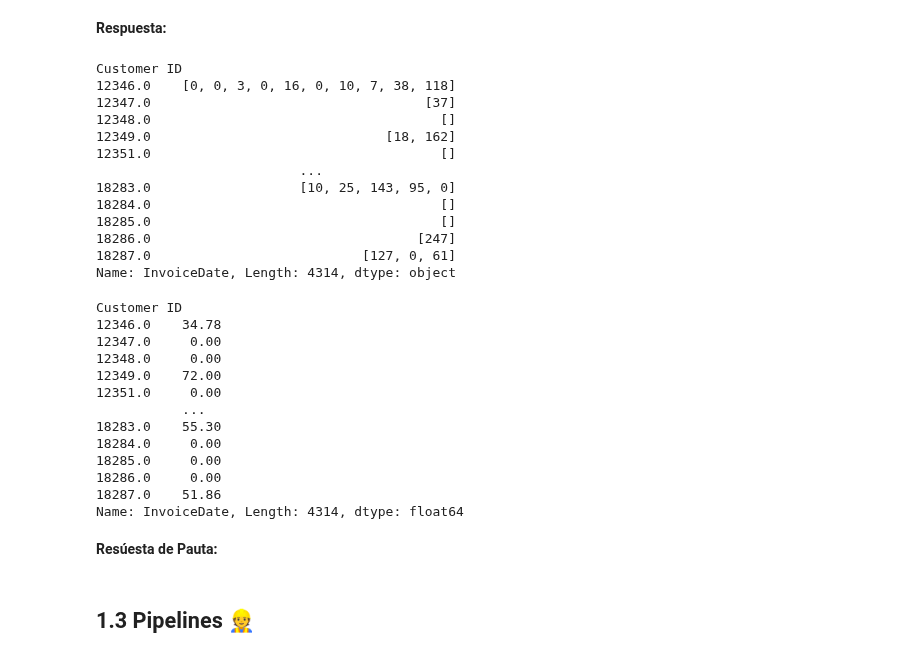
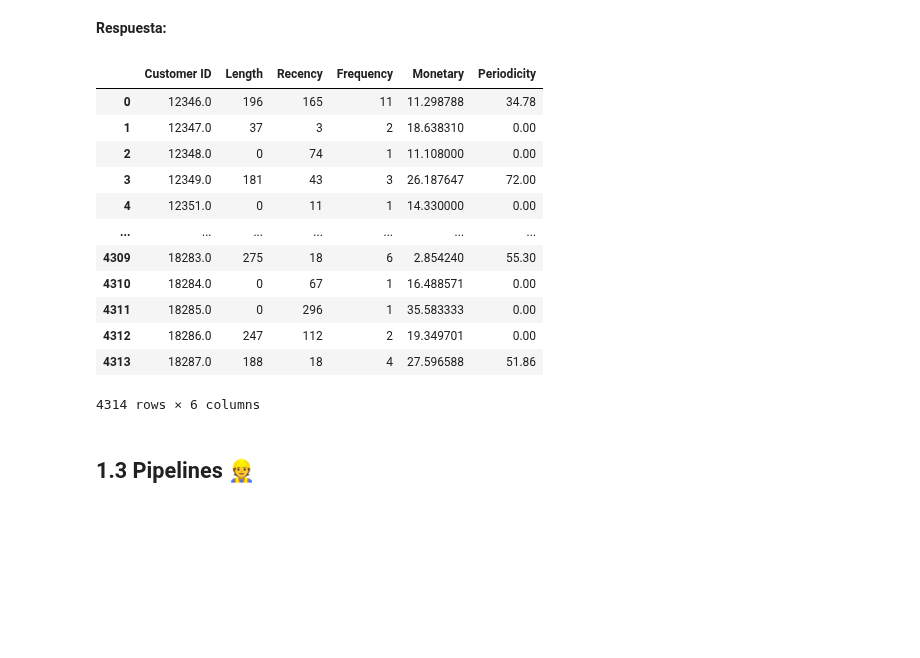
Before and after one commit to SimonSanfeliu/MDS7202-BS, a Jupyter notebook: L7/Lab7_Becerra_Sanfeliú.ipynb, the cells around one changed output. Saved outputs shown, nothing was run; the diff lists cells and outputs as text; code cells hidden in the pictures; blank space fills up the shorter version.

```diff
--- a/L7/Lab7_Becerra_Sanfeliú.ipynb
+++ b/L7/Lab7_Becerra_Sanfeliú.ipynb
@@ -234,42 +234,22 @@ def custom_features(dataframe_in):
     new_df = pd.DataFrame(dic)
 
     return new_df
-# %%
-b = df_retail.groupby("Customer ID")["InvoiceDate"].apply(lambda x: [(x.unique()[i+1] - x.unique()[i]).astype("timedelta64[D]").astype(int) for i in range(len(x.unique())) if i+1 != len(x.unique())])
-b
-# %% [output]
-Customer ID
-12346.0    [0, 0, 3, 0, 16, 0, 10, 7, 38, 118]
-12347.0                                   [37]
-12348.0                                     []
-12349.0                              [18, 162]
-12351.0                                     []
-                          ...
-18283.0                   [10, 25, 143, 95, 0]
-18284.0                                     []
-18285.0                                     []
-18286.0                                  [247]
-18287.0                           [127, 0, 61]
-Name: InvoiceDate, Length: 4314, dtype: object
-# %%
-c = b.apply(lambda x: round(np.std(x), 2) if len(x) != 0 else 0)
-c
-# %% [output]
-Customer ID
-12346.0    34.78
-12347.0     0.00
-12348.0     0.00
-12349.0    72.00
-12351.0     0.00
-           ...
-18283.0    55.30
-18284.0     0.00
-18285.0     0.00
-18286.0     0.00
-18287.0    51.86
-Name: InvoiceDate, Length: 4314, dtype: float64
-# %% [markdown]
-**Resúesta de Pauta:**
+# %%
+custom_features(df_retail)
+# %% [output]
+|  | Customer ID | Length | Recency | Frequency | Monetary | Periodicity |
+| 0 | 12346.0 | 196 | 165 | 11 | 11.298788 | 34.78 |
+| 1 | 12347.0 | 37 | 3 | 2 | 18.638310 | 0.00 |
+| 2 | 12348.0 | 0 | 74 | 1 | 11.108000 | 0.00 |
+| 3 | 12349.0 | 181 | 43 | 3 | 26.187647 | 72.00 |
+| 4 | 12351.0 | 0 | 11 | 1 | 14.330000 | 0.00 |
+| ... | ... | ... | ... | ... | ... | ... |
+| 4309 | 18283.0 | 275 | 18 | 6 | 2.854240 | 55.30 |
+| 4310 | 18284.0 | 0 | 67 | 1 | 16.488571 | 0.00 |
+| 4311 | 18285.0 | 0 | 296 | 1 | 35.583333 | 0.00 |
+| 4312 | 18286.0 | 247 | 112 | 2 | 19.349701 | 0.00 |
+| 4313 | 18287.0 | 188 | 18 | 4 | 27.596588 | 51.86 |
+4314 rows × 6 columns
 # %% [markdown]
 ## 1.3 Pipelines 👷
 # %% [markdown]
```
